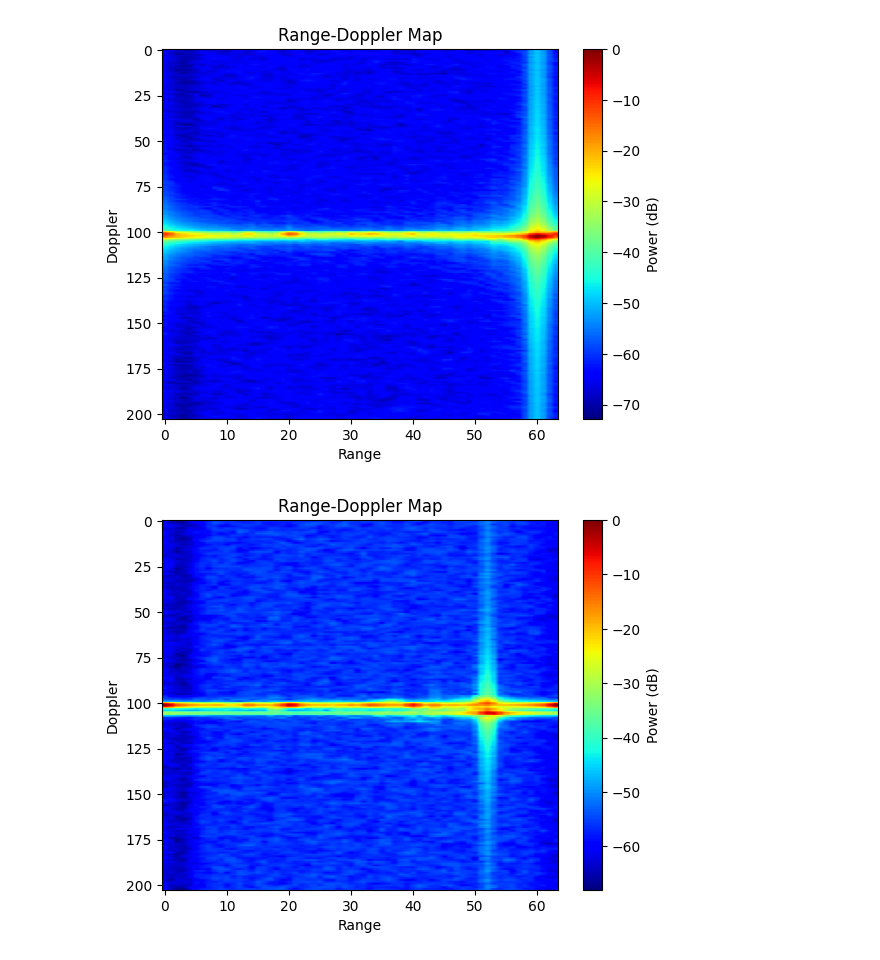
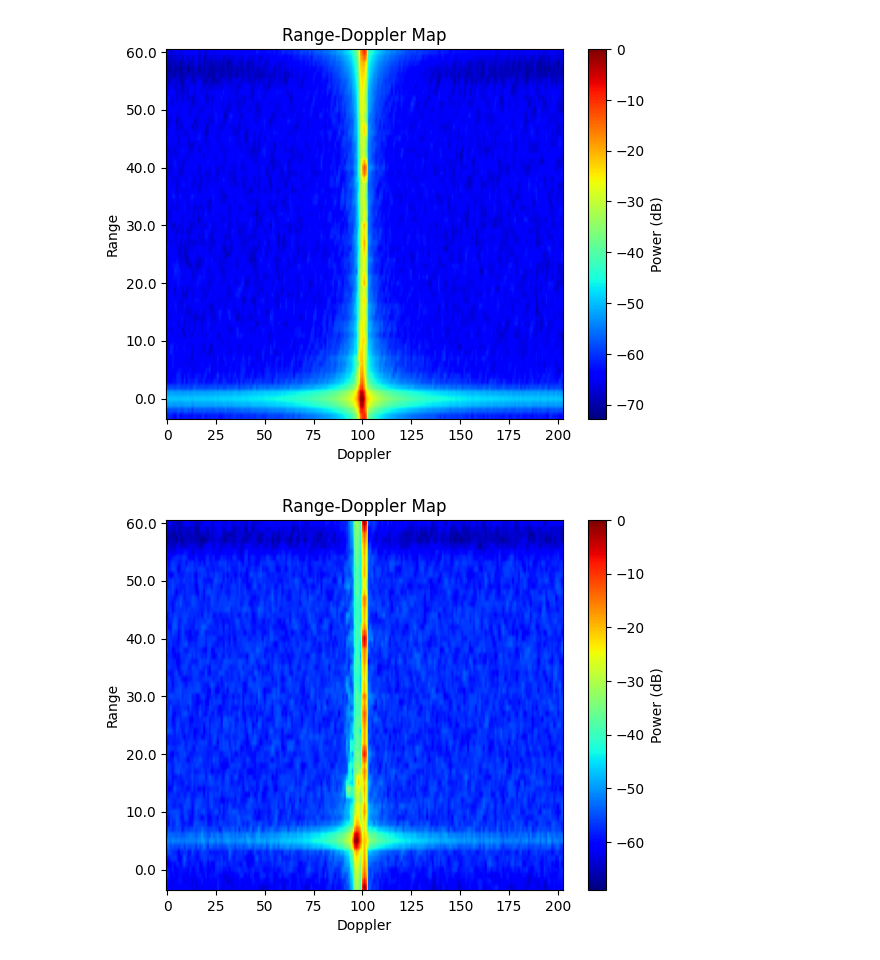
Before and after one commit to HarryPaniccc/4022S_code, a Jupyter notebook: range_doppler_notebook.ipynb, the cells around one changed output. Cells and saved outputs as stored; diff of their text form; code cells hidden in the pictures.

```diff
--- a/range_doppler_notebook.ipynb
+++ b/range_doppler_notebook.ipynb
@@ -18,16 +18,22 @@ def range_doppler_map(hdf5_file_path, frame):
 
     plotted_fftd_frame_data = range_doppler_sum(fftd_frame_data)
     plt.figure()
-    plt.imshow(np.rot90(plotted_fftd_frame_data, 3), aspect='auto', cmap='jet')
+    plt.imshow(plotted_fftd_frame_data, aspect='auto', cmap='jet')
     plt.title('Range-Doppler Map')
-    plt.xlabel('Range')
-    plt.ylabel('Doppler')
+    plt.xlabel('Doppler')
+    plt.ylabel('Range')
     plt.colorbar(label='Power (dB)')
+
+    # Get current y-ticks and labels
+    y_ticks = plt.gca().get_yticks()
+    # Set the y-tick labels in reverse order
+    plt.gca().set_yticklabels(y_ticks[::-1])
+
     plt.show()
 # %%
 f = h5py.File('../4022S_data/undergrad_testset/Experiment_moving_target_back_data.hdf5', 'r') # Read in the file
 range_doppler_map(f, '1')
-range_doppler_map(f, '125')
+range_doppler_map(f, '100')
 # %% [output]
-[figure, old version]
+[figure, new version]
-[figure, old version]
+[figure, new version]
```
Also changed, not shown: parts of 3 cells of this notebook, 1 other file.
